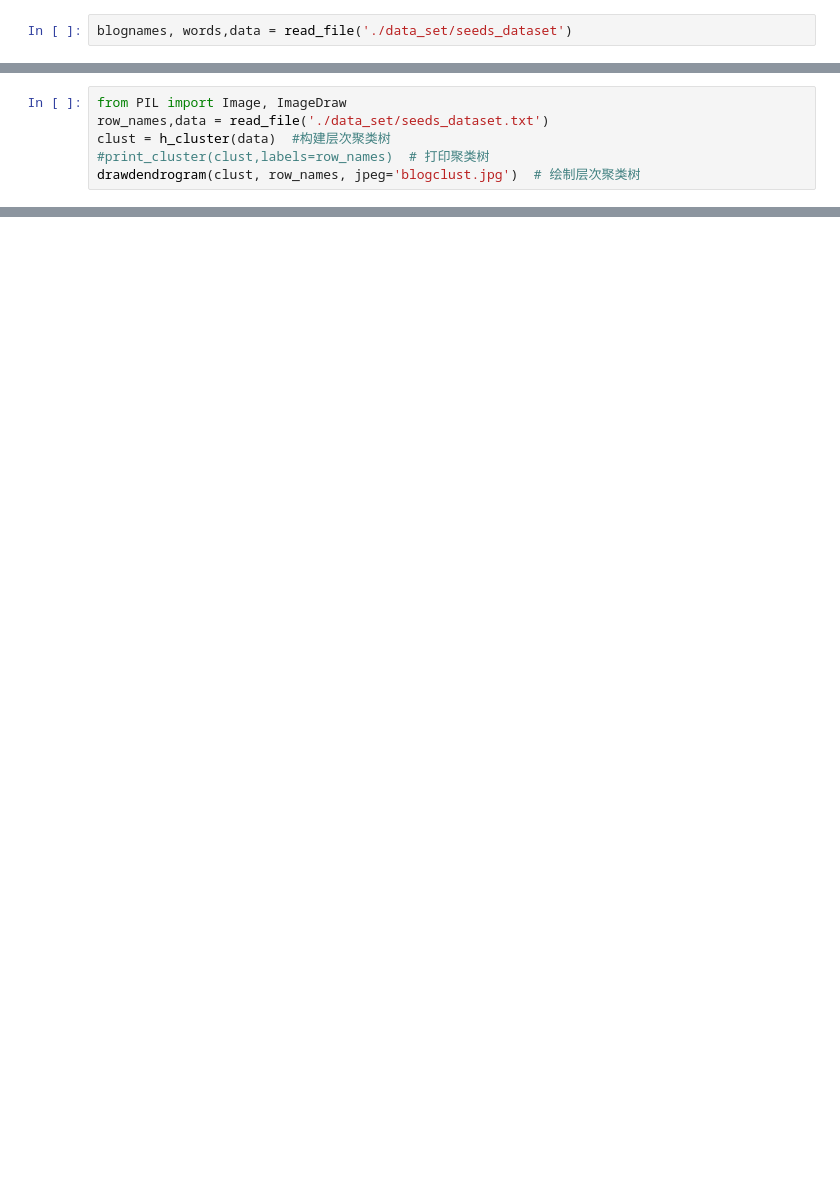
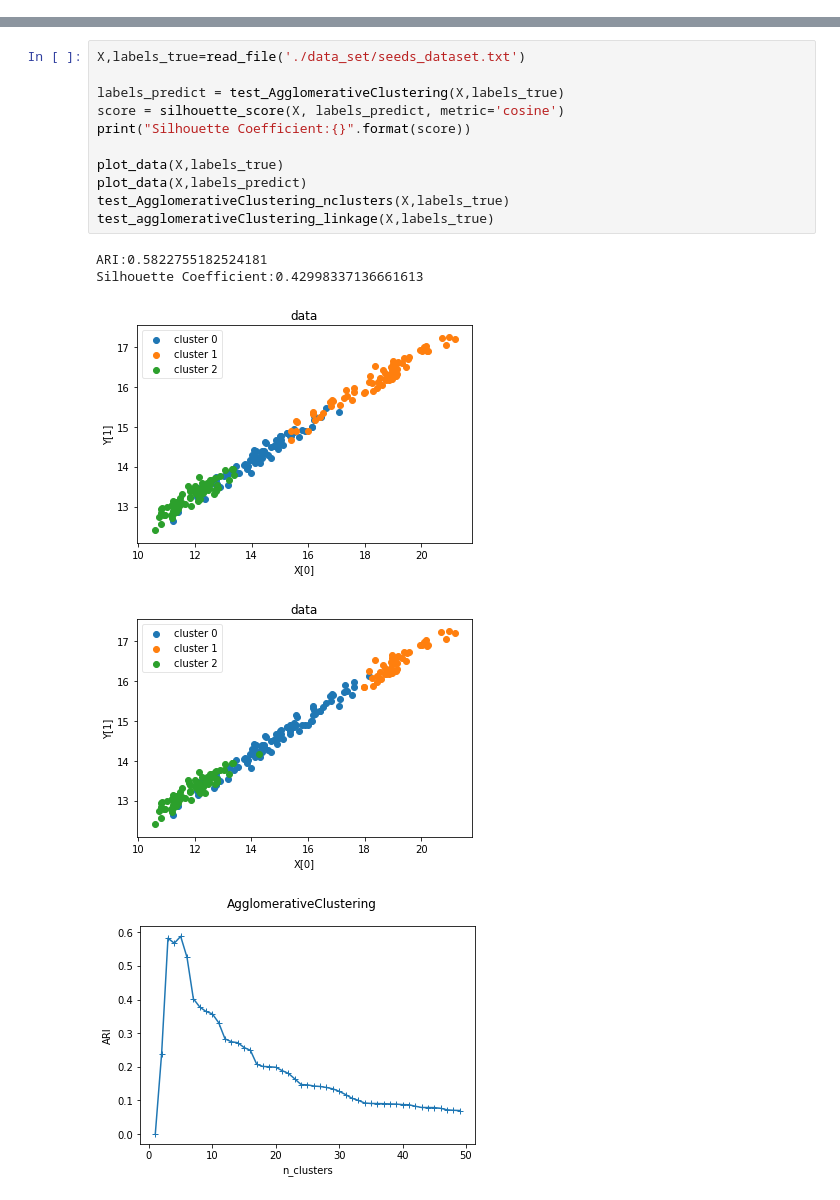
Before and after one commit to twolongbear/BusinessIntelligence, a Jupyter notebook: hierarchical_clustering.ipynb, the cells around one changed output, grey strips where cells are left out. Drawn from its saved outputs; the diff is of its cells as text; blank space fills up the shorter version.

```diff
--- a/hierarchical_clustering.ipynb
+++ b/hierarchical_clustering.ipynb
@@ -104,2 +0,0 @@ print(np.array(my.labels))
-# %%
-blognames, words,data = read_file('./data_set/seeds_dataset')
@@ -306,7 +1 @@ def rotatematrix(data):
-# %%
-from PIL import Image, ImageDraw
-row_names,data = read_file('./data_set/seeds_dataset.txt')
-clust = h_cluster(data)  #构建层次聚类树
-#print_cluster(clust,labels=row_names)  # 打印聚类树
-drawdendrogram(clust, row_names, jpeg='blogclust.jpg')  # 绘制层次聚类树
 # %%
@@ -425,0 +226,17 @@ TypeError: float() argument must be a string or a number, not 'generator'
+# %%
+X,labels_true=read_file('./data_set/seeds_dataset.txt')
+
+labels_predict = test_AgglomerativeClustering(X,labels_true)
+score = silhouette_score(X, labels_predict, metric='cosine')
+print("Silhouette Coefficient:{}".format(score))
+
+plot_data(X,labels_true)
+plot_data(X,labels_predict)
+test_AgglomerativeClustering_nclusters(X,labels_true)
+test_agglomerativeClustering_linkage(X,labels_true)
+# %% [output]
+ARI:0.5822755182524181
+Silhouette Coefficient:0.42998337136661613
+[figure, added]
+[figure, added]
+[figure, added]
```
Also changed, not shown: parts of 14 cells of this notebook, 2 other files.
